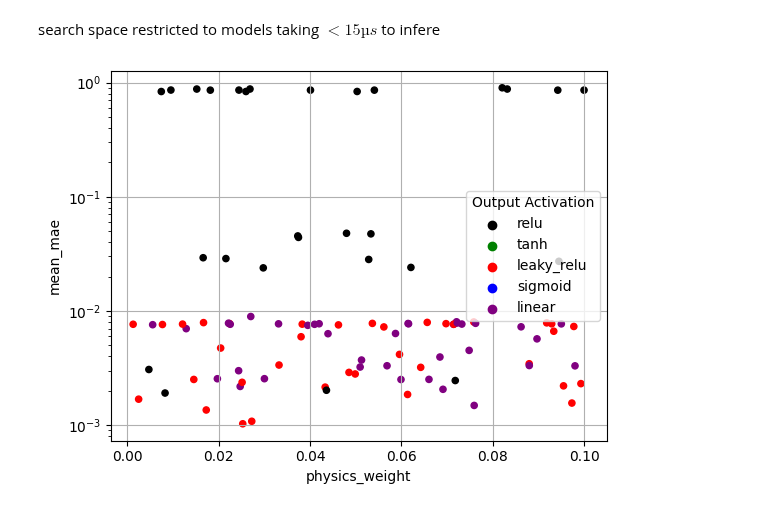
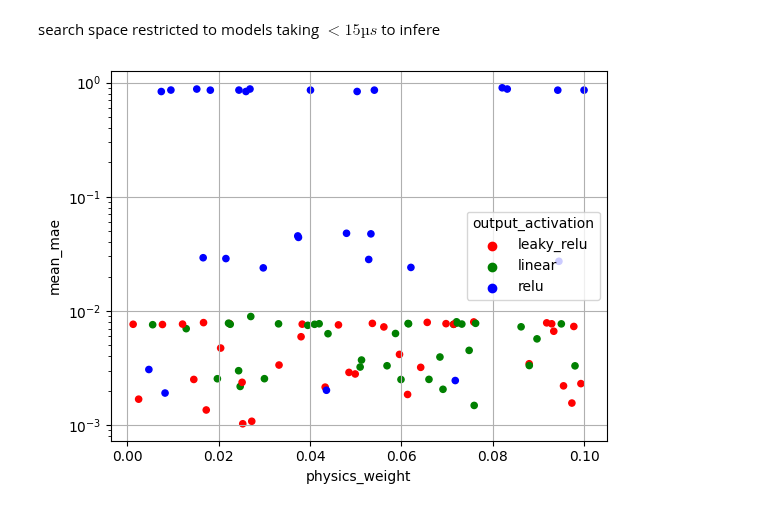
Before and after one commit to Davidxdydz/TrapDiffusion, a Jupyter notebook: Evaluation.ipynb, the cells around one changed output. Drawn from its saved outputs; the diff is of its cells as text; code cells hidden in the pictures.

```diff
--- a/Evaluation.ipynb
+++ b/Evaluation.ipynb
@@ -44,6 +44,4 @@ plt.tight_layout()
 # %% [markdown]
 search space restricted to models taking $<15µs$ to infere
 # %%
-models = load_random_search("random_search/15µs")
+df = load_random_search("random_search/15µs")
-# %%
-df = pd.DataFrame.from_dict(map(lambda x: x.info(), models))
@@ -63,14 +48,4 @@ def plot_color_legend(color_dict, title = None):
-# %%
-df["output_activation_color"] = df["output_activation"].map(lambda x: activation_colors[x])
-df["max_layer_size"] = df["layer_sizes"].map(max)
-df.plot(
-    x="physics_weight",
-    y="mean_mae",
-    c="output_activation_color",
-    kind="scatter",
-    grid=True,
-    logy=True,
-)
-plot_color_legend(activation_colors, "Output Activation")
-# %% [output]
-[figure, removed]
+# %%
+plot(df,"physics_weight","mean_mae","output_activation",logy=True)
+# %% [output]
+[figure, added]
```
Also changed, not shown: parts of 8 cells of this notebook.
